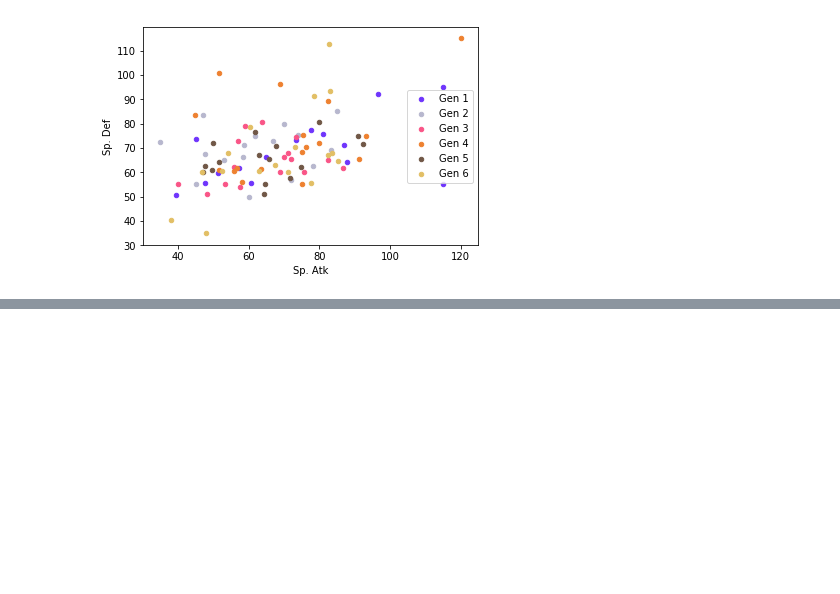
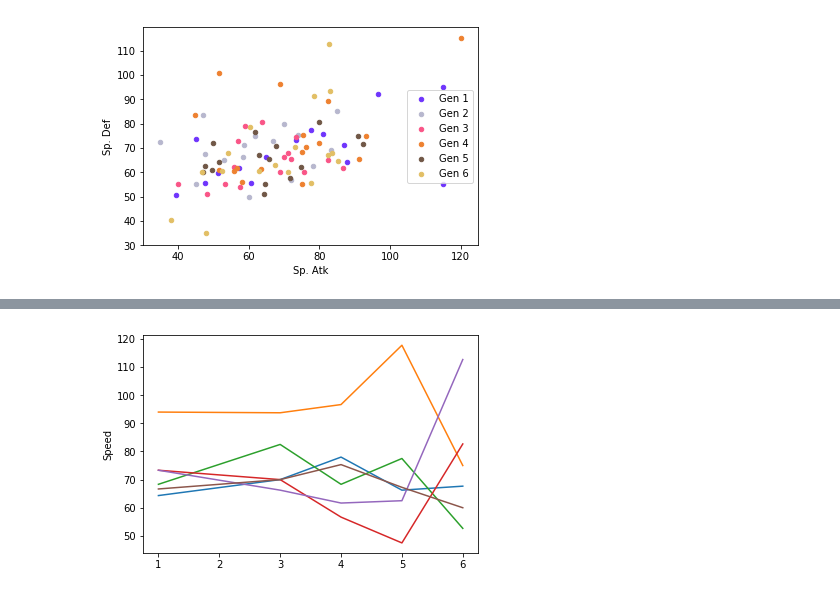
Before and after one commit to Marcus275/Data-Science-Final, a Jupyter notebook: Final Project.ipynb, the cells around one changed output, grey strips where cells are left out. Saved outputs shown, nothing was run; the diff lists cells and outputs as text; code cells hidden in the pictures; blank space fills up the shorter version.

```diff
--- a/Final Project.ipynb
+++ b/Final Project.ipynb
@@ -555,0 +674,10 @@ ax6 = Gen6_T1stats.plot.scatter(x = 'Sp. Atk', y = 'Sp. Def', color = "#E2BF65",
+# %%
+ax = sns.lineplot(x=dragon_stats.index, y="HP", data=dragon_stats)
+ax = sns.lineplot(x=dragon_stats.index, y="Attack", data=dragon_stats)
+ax = sns.lineplot(x=dragon_stats.index, y="Defense", data=dragon_stats)
+ax = sns.lineplot(x=dragon_stats.index, y="Sp. Atk", data=dragon_stats)
+ax = sns.lineplot(x=dragon_stats.index, y="Sp. Def", data=dragon_stats)
+ax = sns.lineplot(x=dragon_stats.index, y="Speed", data=dragon_stats)
+# ax = sns.lineplot(x=dragon_stats.index, y="Total", data=dragon_stats)
+# %% [output]
+[figure, added]
```
Also changed, not shown: parts of 39 cells of this notebook.
